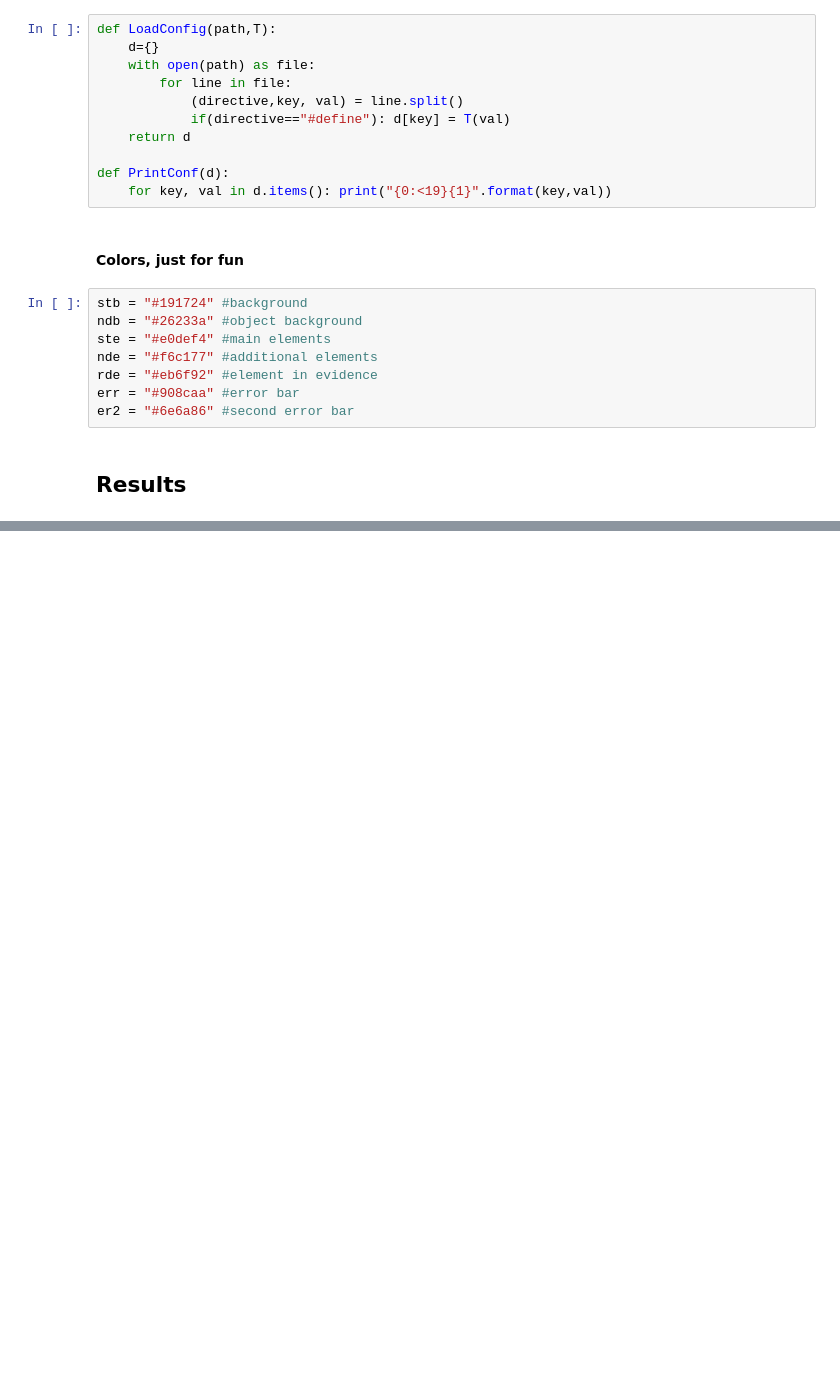
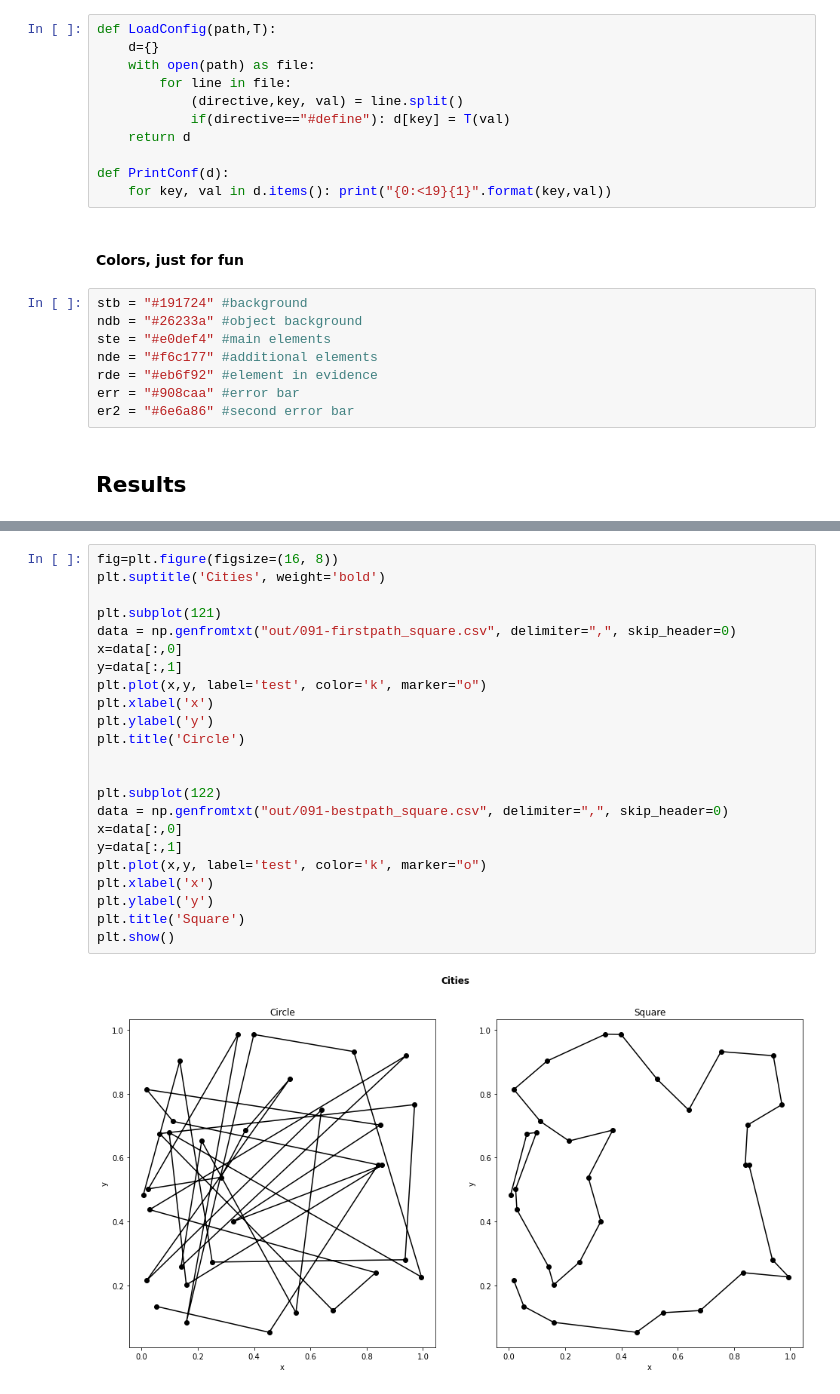
Before and after one commit to ormfav/LsnDavideVallenzasca, a Jupyter notebook: 09/09.ipynb, the cells around one changed output, grey strips where cells are left out. Drawn from its saved outputs; the diff is of its cells as text; blank space fills up the shorter version.

```diff
--- a/09/09.ipynb
+++ b/09/09.ipynb
@@ -94,0 +94,25 @@ IndexError: too many indices for array: array is 1-dimensional, but 2 were index
+# %%
+fig=plt.figure(figsize=(16, 8))
+plt.suptitle('Cities', weight='bold')
+
+plt.subplot(121)
+data = np.genfromtxt("out/091-firstpath_square.csv", delimiter=",", skip_header=0)
+x=data[:,0]
+y=data[:,1]
+plt.plot(x,y, label='test', color='k', marker="o")
+plt.xlabel('x')
+plt.ylabel('y')
+plt.title('Circle')
+
+
+plt.subplot(122)
+data = np.genfromtxt("out/091-bestpath_square.csv", delimiter=",", skip_header=0)
+x=data[:,0]
+y=data[:,1]
+plt.plot(x,y, label='test', color='k', marker="o")
+plt.xlabel('x')
+plt.ylabel('y')
+plt.title('Square')
+plt.show()
+# %% [output]
+[figure, added]
```
Also changed, not shown: parts of 2 cells of this notebook, 18 other files.
